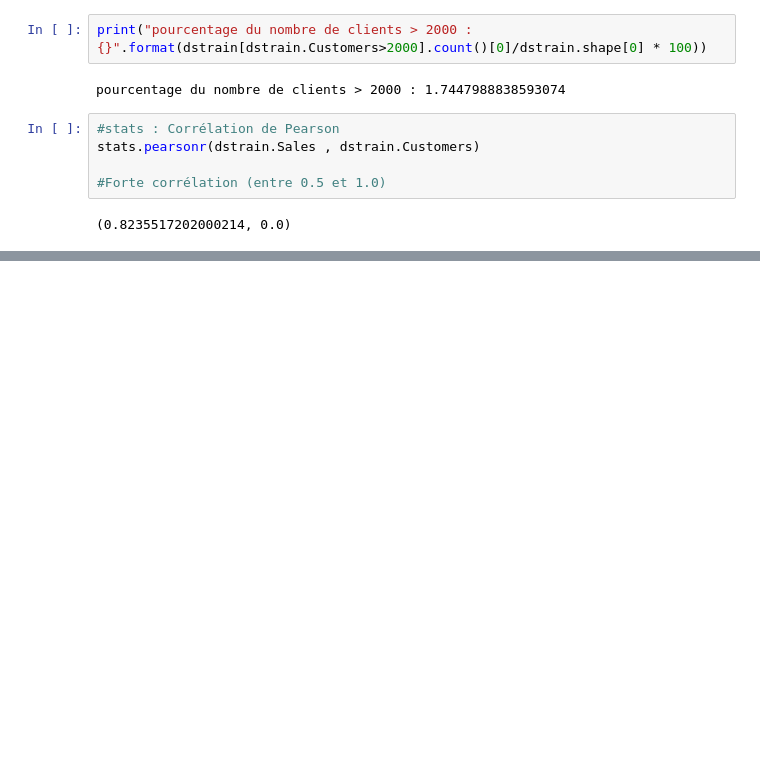
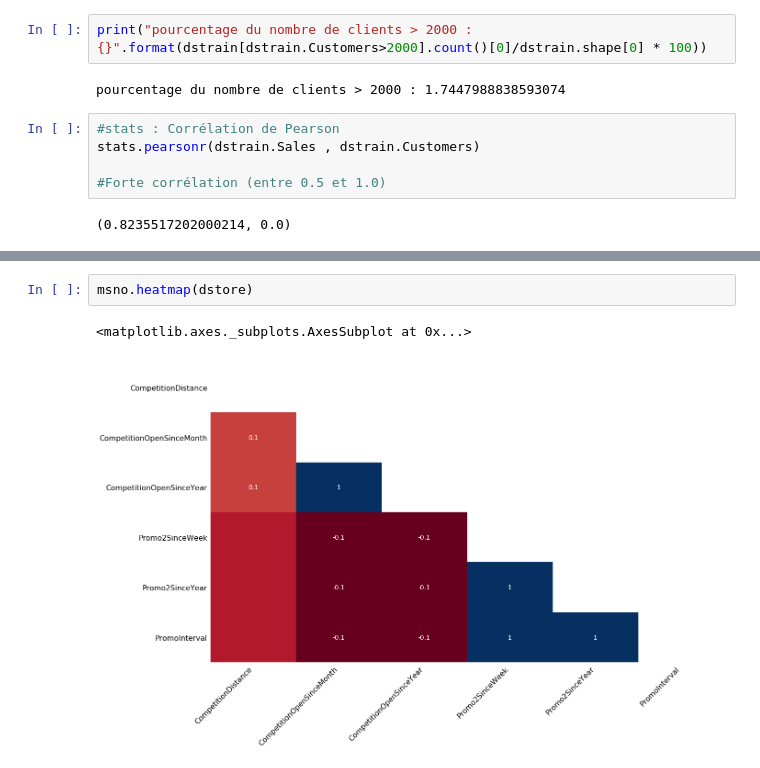
Before and after one commit to yasserbekkali/projetBD, a Jupyter notebook: projetWS.ipynb, the cells around one changed output, grey strips where cells are left out. Saved outputs shown, nothing was run; the diff lists cells and outputs as text; blank space fills up the shorter version.

```diff
--- a/projetWS.ipynb
+++ b/projetWS.ipynb
@@ -200,0 +223,5 @@ stats.pearsonr(dstrain.Sales , dstrain.Customers)
+# %%
+msno.heatmap(dstore)
+# %% [output]
+<matplotlib.axes._subplots.AxesSubplot at 0x...>
+[figure, added]
```
Also changed, not shown: parts of 5 cells of this notebook.
